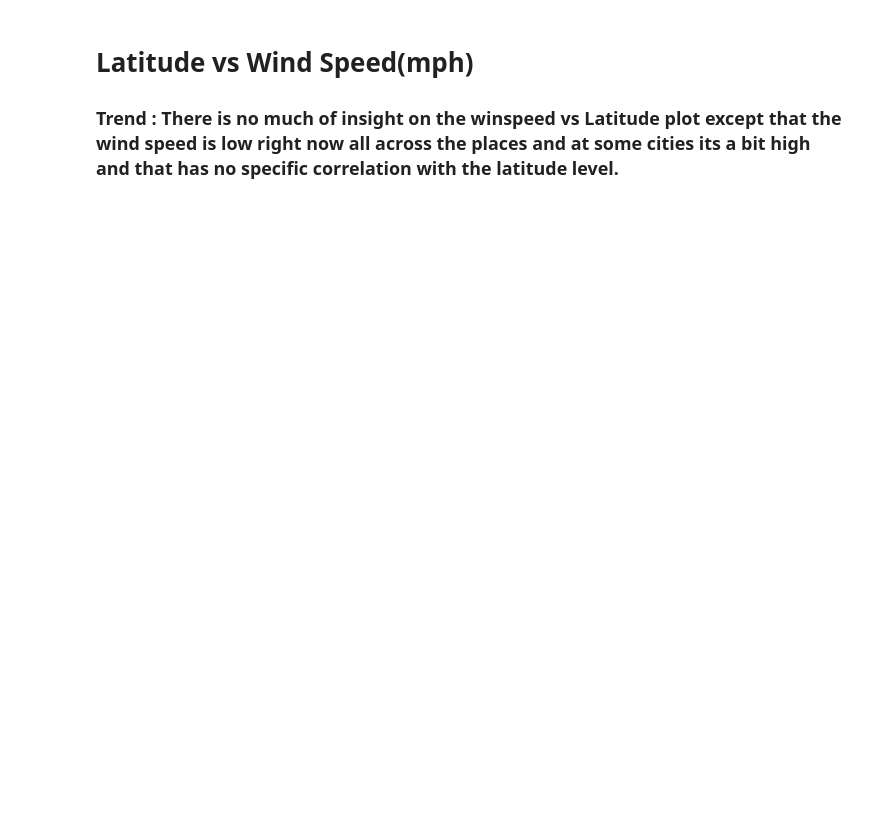
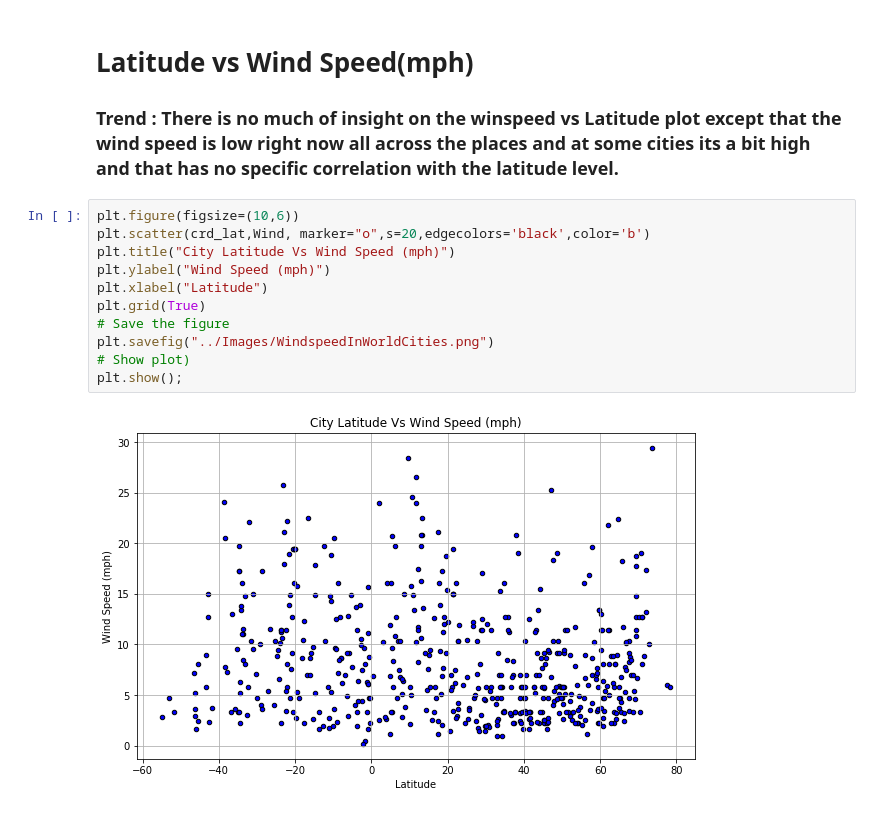
Before and after one commit to dhanup369/Python_Challenge, a Jupyter notebook: openweathermap_api.ipynb, the cells around one changed output. Saved outputs shown, nothing was run; the diff lists cells and outputs as text; blank space fills up the shorter version.

```diff
--- a/openweathermap_api.ipynb
+++ b/openweathermap_api.ipynb
@@ -201,3 +201,16 @@ plt.show();
 # %% [markdown]
 # Latitude vs Wind Speed(mph)
 ### Trend : There is no much of insight on the winspeed vs Latitude plot except that the wind speed is low right now all across the places  and at some cities its a bit high and that has no specific correlation with the latitude level.
+# %%
+plt.figure(figsize=(10,6))
+plt.scatter(crd_lat,Wind, marker="o",s=20,edgecolors='black',color='b')
+plt.title("City Latitude Vs Wind Speed (mph)")
+plt.ylabel("Wind Speed (mph)")
+plt.xlabel("Latitude")
+plt.grid(True)
+# Save the figure
+plt.savefig("../Images/WindspeedInWorldCities.png")
+# Show plot)
+plt.show();
+# %% [output]
+[figure, added]
```
Also changed, not shown: parts of 7 cells of this notebook.
